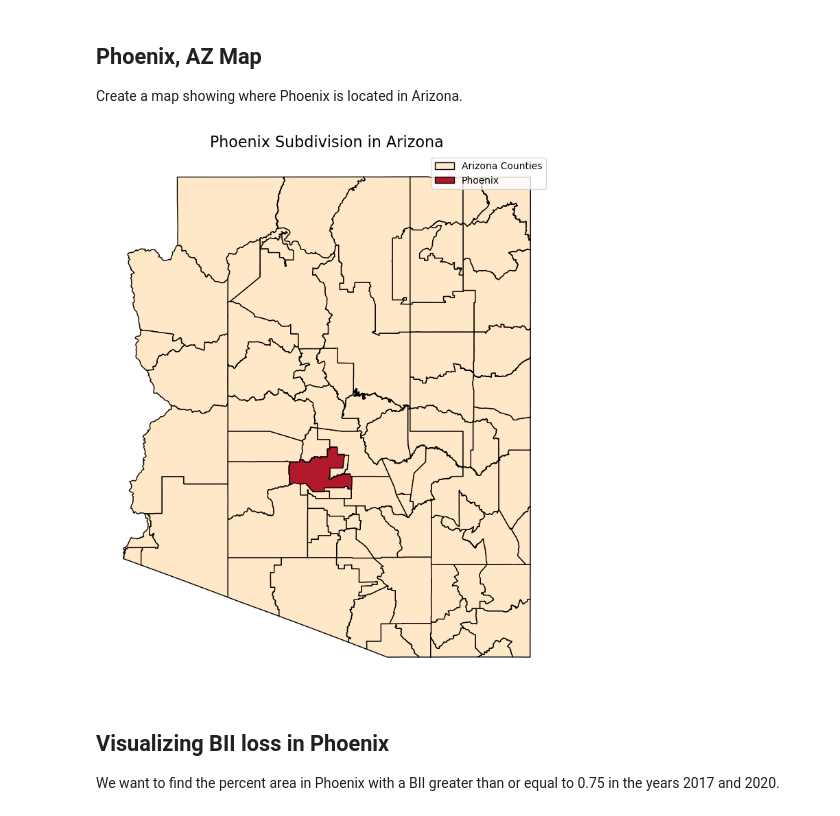
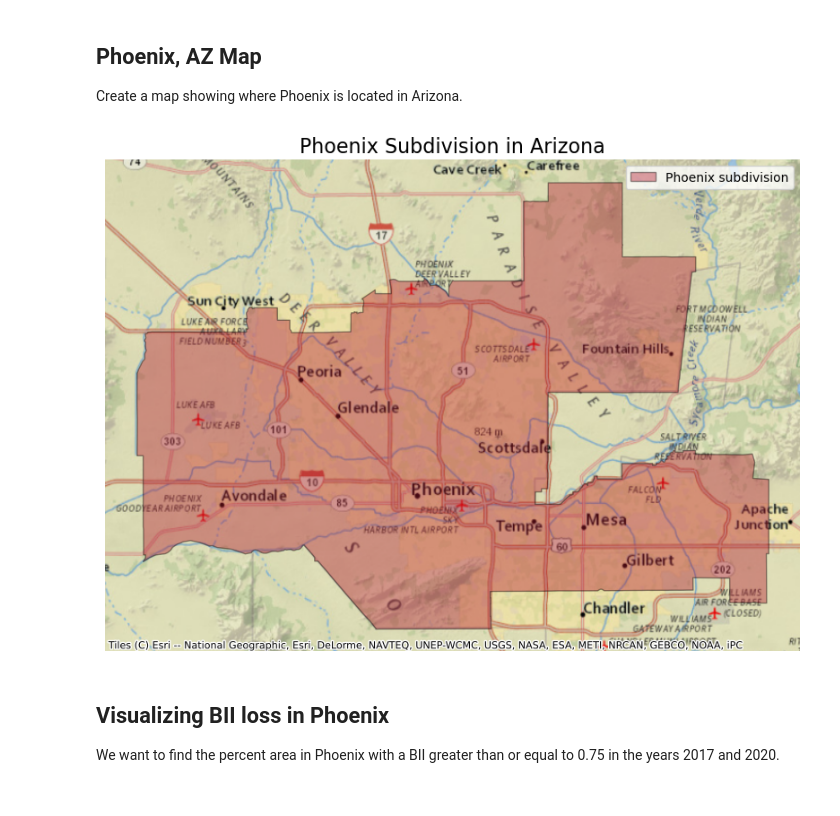
Before and after one commit to jocardelle/biodiversity-intactness-index, a Jupyter notebook: biodiversity-intactness-index.ipynb, the cells around one changed output. Cells and saved outputs as stored; diff of their text form; code cells hidden in the pictures.

```diff
--- a/biodiversity-intactness-index.ipynb
+++ b/biodiversity-intactness-index.ipynb
@@ -162,24 +167,23 @@ By exploring the shape of the Arizona df we found there were 80 rows and 17 colu
 ## Phoenix, AZ Map
 
 Create a map showing where Phoenix is located in Arizona.
-# %%
-fig, ax = plt.subplots(figsize = (10, 10))
-ax.axis('off')
-
-az.plot(ax = ax, facecolor = "#ffe8c8", edgecolor = "Black", label = "Arizona Counties") # Map Arizona df with all counties
-
-phx.plot(ax = ax, facecolor = "#b2182b", edgecolor = "Black", label = "Phoenix") # Map Phoenix subdivision
-
-plt.title('Phoenix Subdivision in Arizona', fontsize = 16)
-
-legend = [Patch(facecolor = '#ffe8c8', edgecolor = 'black', label = 'Arizona Counties'), Patch(facecolor = '#b2182b', edgecolor = 'black', label = 'Phoenix')] # Manually add legend
-
-ax.legend(handles=legend)
-
-plt.savefig('images/phoenix_arizona_map.png') # Save map in images folder
-plt.show()
-# %% [output]
-[figure, removed]
+# %%
+fig, ax = plt.subplots(figsize = (10, 10))
+ax.axis('off')
+
+phx.plot(ax=ax, alpha = 0.4, facecolor = "#b2182b",  edgecolor = "black") # Add transparent phoenix polygon
+
+ctx.add_basemap(ax=ax, source=ctx.providers.Esri.NatGeoWorldMap, crs=phx.crs) # Add basemap with contextily
+
+plt.title('Phoenix Subdivision in Arizona', fontsize = 16)
+
+legend = [Patch(facecolor = '#b2182b', alpha = 0.4, edgecolor = 'black', label = 'Phoenix subdivision')] # Manually add legend
+ax.legend(handles=legend)
+
+plt.savefig('images/phoenix_arizona_map.png') # Save map in images folder
+plt.show()
+# %% [output]
+[figure, added]
 # %% [markdown]
 ## Visualizing BII loss in Phoenix
 
```
Also changed, not shown: parts of 2 cells of this notebook.
